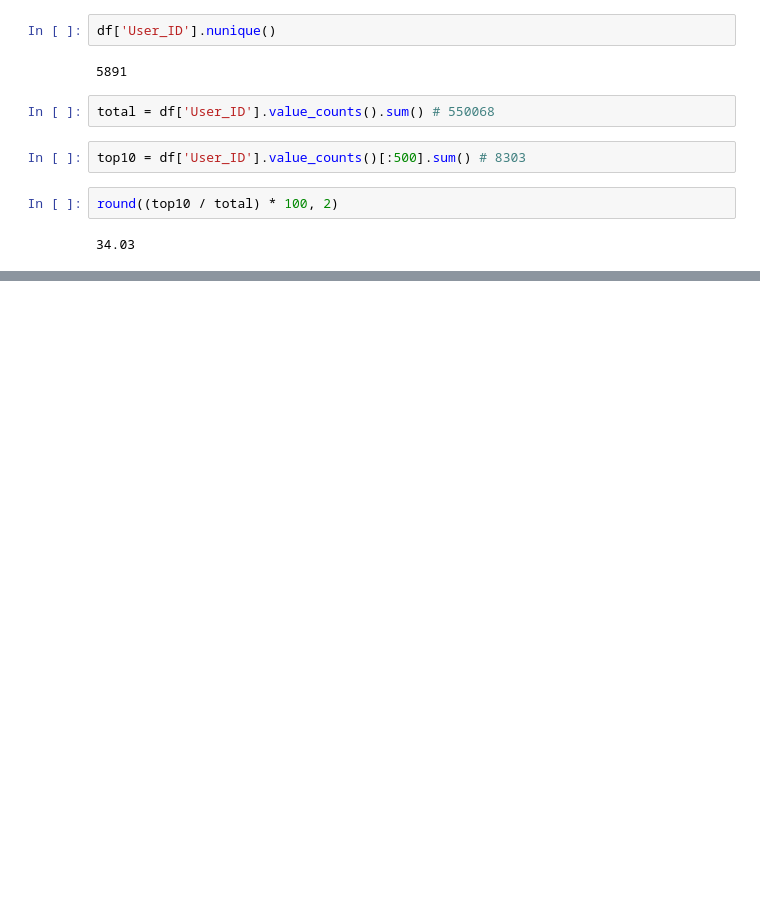
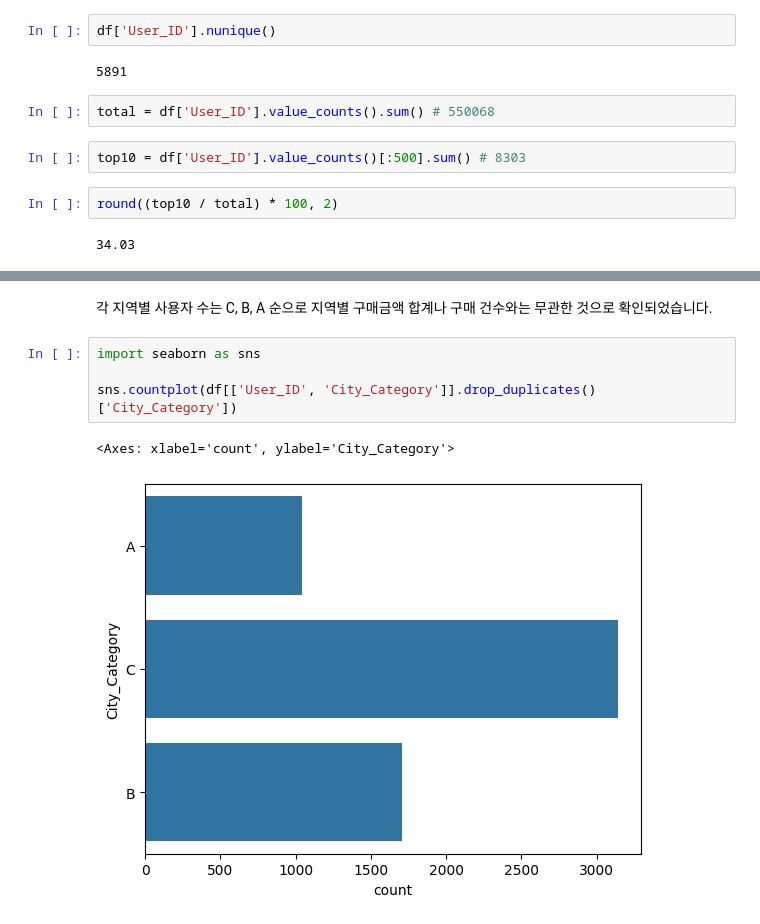
Before and after one commit to Songya621/wallmart_dataset_analysis, a Jupyter notebook: notebook/wallmart_dataset_analysis.ipynb, the cells around one changed output, grey strips where cells are left out. Drawn from its saved outputs; the diff is of its cells as text; blank space fills up the shorter version.

```diff
--- a/notebook/wallmart_dataset_analysis.ipynb
+++ b/notebook/wallmart_dataset_analysis.ipynb
@@ -183,0 +390,9 @@ round((top10 / total) * 100, 2)
+# %% [markdown]
+각 지역별 사용자 수는 C, B, A 순으로 지역별 구매금액 합계나 구매 건수와는 무관한 것으로 확인되었습니다.
+# %%
+import seaborn as sns
+
+sns.countplot(df[['User_ID', 'City_Category']].drop_duplicates()['City_Category'])
+# %% [output]
+<Axes: xlabel='count', ylabel='City_Category'>
+[figure, added]
```
Also changed, not shown: parts of 37 cells of this notebook.
